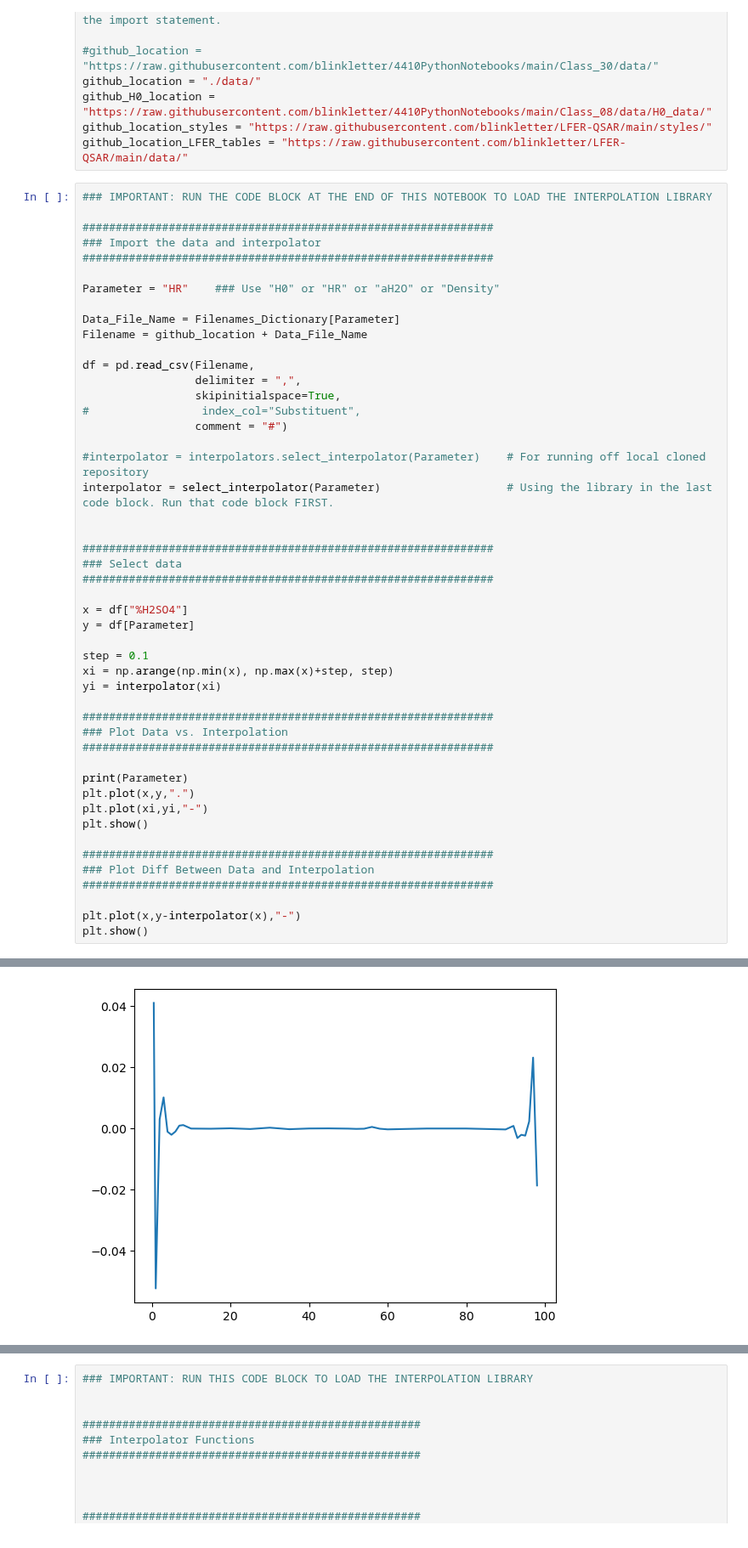
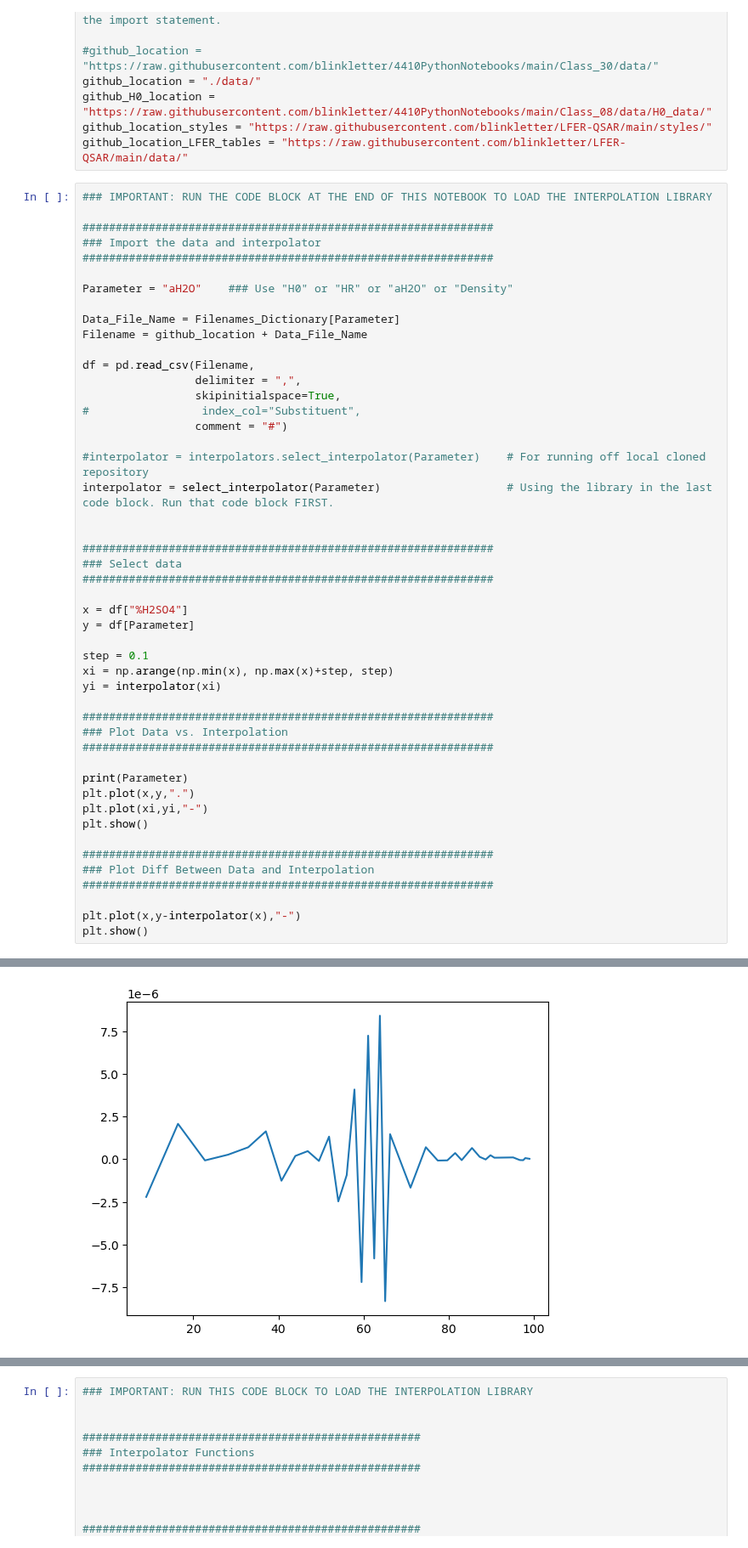
Before and after one commit to blinkletter/4410PythonNotebooks, a Jupyter notebook: Class_30/interpolators_check.ipynb, the cells around one changed output, grey strips where cells are left out. Shown at 85% size. Cells and saved outputs as stored; diff of their text form.

```diff
--- a/Class_30/interpolators_check.ipynb
+++ b/Class_30/interpolators_check.ipynb
@@ -40,7 +40,7 @@ github_location_LFER_tables = "https://raw.githubusercontent.com/blinkletter/LFE
 ### Import the data and interpolator
 ##############################################################
 
-Parameter = "HR"    ### Use "H0" or "HR" or "aH2O" or "Density"
+Parameter = "aH2O"    ### Use "H0" or "HR" or "aH2O" or "Density"
 
 Data_File_Name = Filenames_Dictionary[Parameter]
 Filename = github_location + Data_File_Name
@@ -87 +87 @@ HR
-[figure, old version]
+[figure, new version]
```
Also changed, not shown: parts of 2 cells of this notebook, 9 other files.
